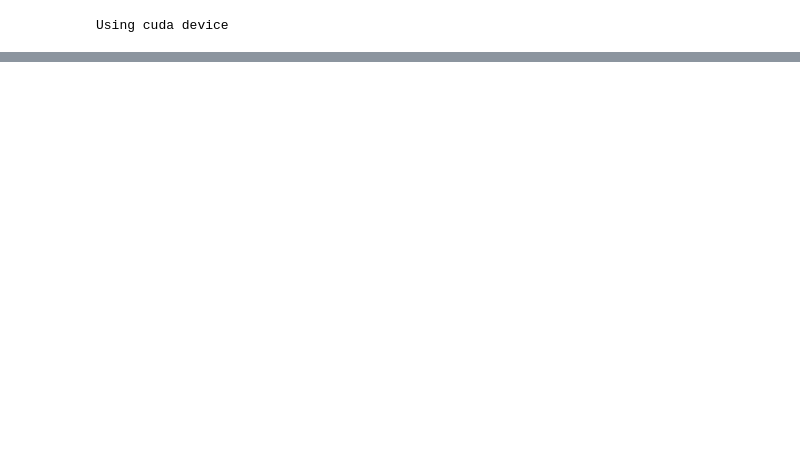
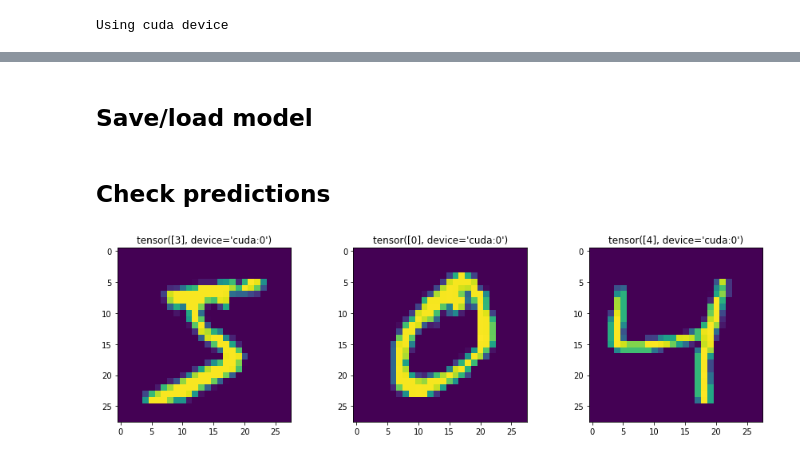
Before and after one commit to rasutt/Neural-nets-in-pytorch, a Jupyter notebook: MNIST handwritten digits.ipynb, the cells around one changed output, grey strips where cells are left out. Drawn from its saved outputs; the diff is of its cells as text; code cells hidden in the pictures; blank space fills up the shorter version.

```diff
--- a/MNIST handwritten digits.ipynb
+++ b/MNIST handwritten digits.ipynb
@@ -257,9 +138,0 @@ Done!
-# %%
-# Show first few sample inputs and labels
-fig, (ax1, ax2, ax3) = plt.subplots(1, 3, figsize=(15, 4))
-for i in range(3):
-    ax = [ax1, ax2, ax3][i]
-    ax.imshow(example_data[0][0])
-    ax.set_title(f"{model(example_data[0].to(device)).argmax(1)}")
-    batch_idx, (example_data, example_targets) = next(examples)
-plt.show()
@@ -272,0 +222,2 @@ tensor([[ 7.1682, -7.1206,  1.4448, -0.7304, -0.8856,  3.3776,  3.7621, -3.5873,
+# %% [markdown]
+## Save/load model
@@ -272,0 +228,12 @@ tensor([[ 7.1682, -7.1206,  1.4448, -0.7304, -0.8856,  3.3776,  3.7621, -3.5873,
+# %% [markdown]
+## Check predictions
+# %%
+# Show first few sample inputs and predictions
+fig, (ax1, ax2, ax3) = plt.subplots(1, 3, figsize=(15, 4))
+for i in range(3):
+    ax = [ax1, ax2, ax3][i]
+    ax.imshow(example_data[i][0])
+    ax.set_title(f"{model(example_data[i].to(device)).argmax(1)}")
+plt.show()
+# %% [output]
+[figure, added]
```
Also changed, not shown: parts of 31 cells of this notebook, 1 other file.
